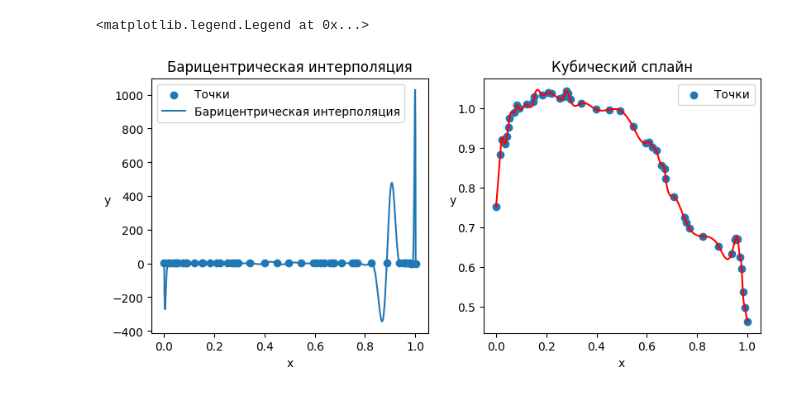
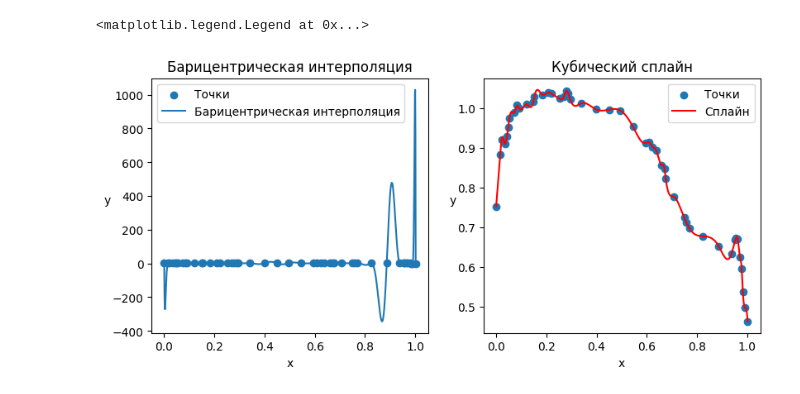
Before and after one commit to gravsim/FSR_numerical_methods, a Jupyter notebook: 2026_09_28_project1/Task1_Klopov.ipynb, the cells around one changed output. Saved outputs shown, nothing was run; the diff lists cells and outputs as text; code cells hidden in the pictures.

```diff
--- a/2026_09_28_project1/Task1_Klopov.ipynb
+++ b/2026_09_28_project1/Task1_Klopov.ipynb
@@ -8,3 +9,9 @@ df = pd.read_csv('Kamaz_upper.csv', sep=';', header=None)
 df = df.replace(',', '.', regex=True).astype(np.float32).values
 x = df[:, 0]
 y = df[:, 1]
+der_b = -10
+
+df = pd.read_csv('Kamaz_param.csv', sep=';', header=None)
+df = df.replace(',', '.', regex=True).astype(np.float32).values
+x_param = df[:, 0]
+y_param = df[:, 1]
@@ -38,36 +54,28 @@ def cubic_spline(x, y, der_b):
-# %%
-def plot_cubic_spline(x, s0, s1, s2, s3):
-    for k in range(len(s0)):
-        bins = np.linspace(x[k], x[k + 1], 100) - x[k]
-
-        y = np.polyval([s3[k], s2[k], s1[k], s0[k]], bins)
-        plt.plot(x[k] + bins, y, color='red')
 # %%
-bins = np.linspace(x[0], x[-1], 1000)
-y_interp = barycentric_interpolate(x, y, bins)
+def plot_barycentric(ax):
+    bins = np.linspace(x[0], x[-1], 1000)
+    y_interp = barycentric_interpolate(x, y, bins)
+    ax[0].scatter(x, y, label='Точки')
+    ax[0].plot(bins, y_interp, label='Барицентрическая интерполяция')
+    ax[0].legend()
+    ax[0].set_xlabel('x')
+    ax[0].set_ylabel('y', rotation=0)
+    ax[0].set_title('Барицентрическая интерполяция')
 
-
-s0, s1, s2, s3 = cubic_spline(x, y, -1)
-
+def plot_cubic_spline(ax):
+    ax[1].scatter(x, y, label='Точки')
+    bins = np.linspace(x[0], x[-1], 1000)
+    plt.plot(bins, cubic_spline(x, y, bins), color='red', label='Сплайн')
+    ax[1].legend()
+    ax[1].set_xlabel('x')
+    ax[1].set_ylabel('y', rotation=0)
+    ax[1].set_title('Кубический сплайн')
 
 fig, ax = plt.subplots(ncols=2, figsize=(9.5, 4))
-
-ax[0].scatter(x, y, label='Точки')
-ax[0].plot(bins, y_interp, label='Барицентрическая интерполяция')
-ax[0].legend()
-ax[0].set_xlabel('x')
-ax[0].set_ylabel('y', rotation=0)
-ax[0].set_title('Барицентрическая интерполяция')
-
-ax[1].scatter(x, y, label='Точки')
-plot_cubic_spline(x, s0, s1, s2, s3)
-ax[1].legend()
-ax[1].set_xlabel('x')
-ax[1].set_ylabel('y', rotation=0)
-ax[1].set_title('Кубический сплайн')
-
+plot_barycentric(ax)
+plot_cubic_spline(ax)
 plt.savefig('figure1.png', dpi=300)
 plt.legend()
 # %% [output]
 <matplotlib.legend.Legend at 0x...>
-[figure, old version]
+[figure, new version]
```
Also changed, not shown: parts of 7 cells of this notebook, 11 other files.
